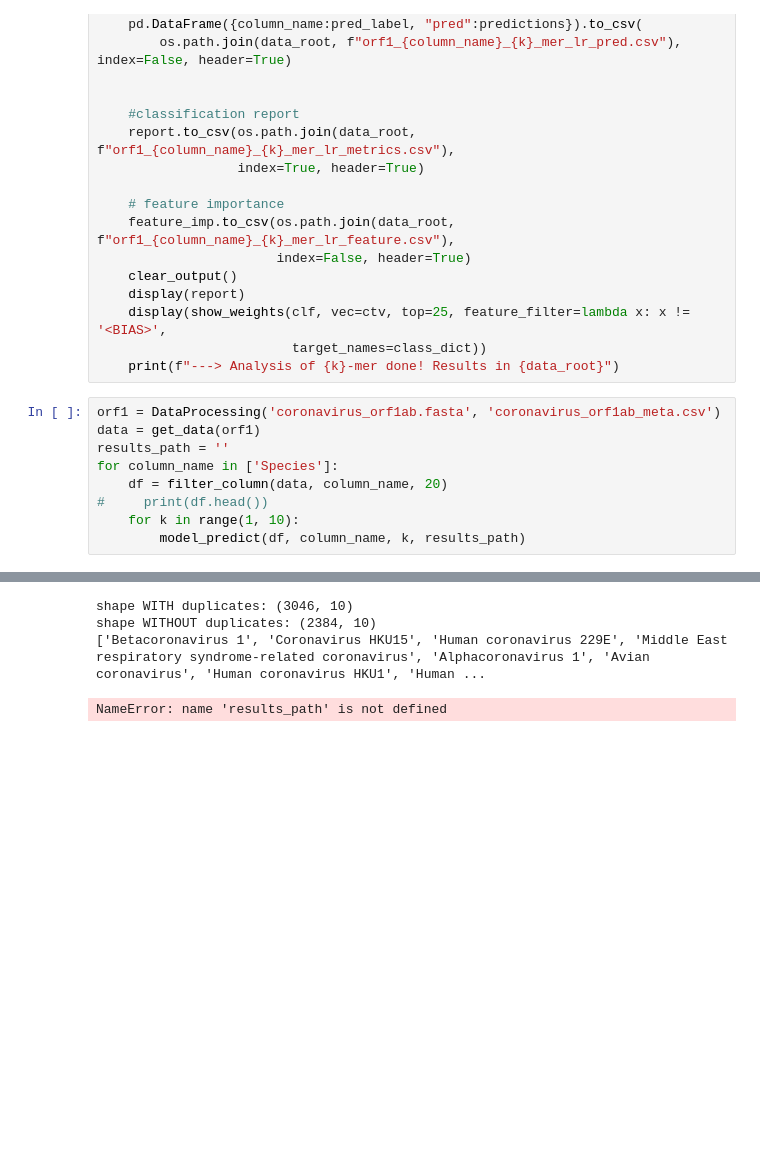
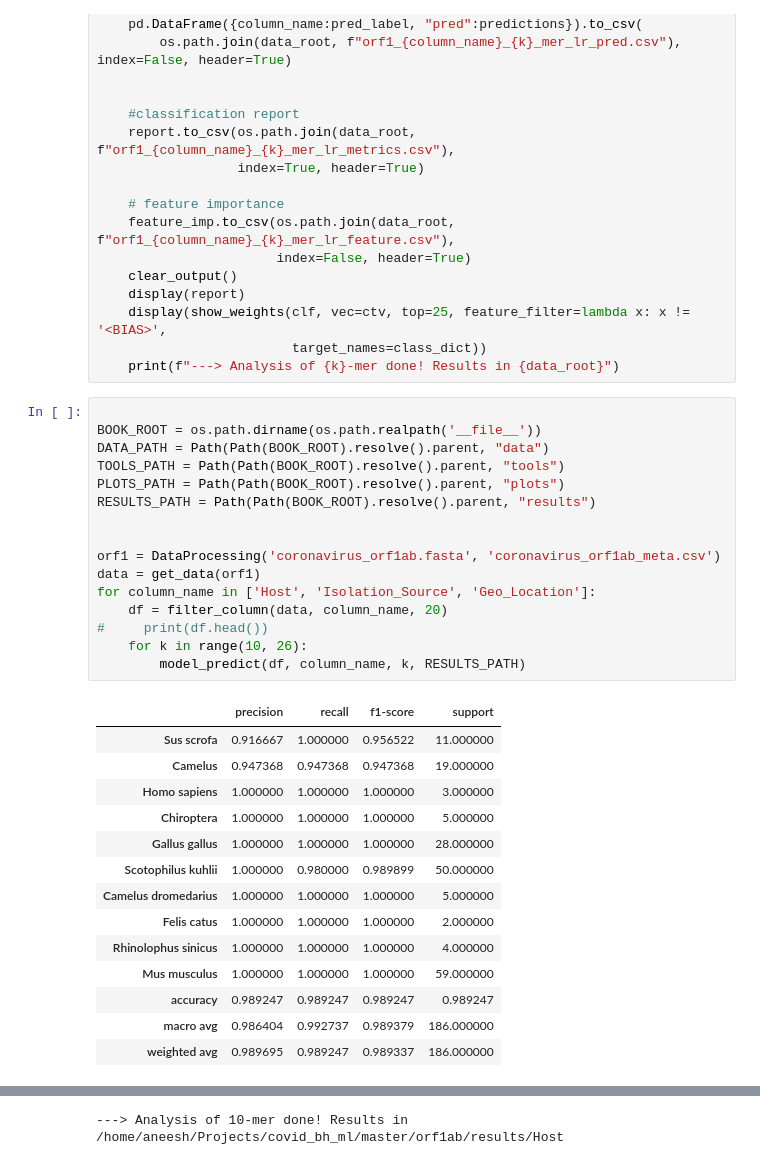
Before and after one commit to aneeshpanoli/bh_ml_notebooks, a Jupyter notebook: orf1ab - Species Features.ipynb, the cells around one changed output, grey strips where cells are left out. Saved outputs shown, nothing was run; the diff lists cells and outputs as text; blank space fills up the shorter version.

```diff
--- a/orf1ab - Species Features.ipynb
+++ b/orf1ab - Species Features.ipynb
@@ -145,12 +146,33 @@ def model_predict(df, column_name, kmer, results_path):
                          target_names=class_dict))
     print(f"---> Analysis of {k}-mer done! Results in {data_root}")
 # %%
+
+BOOK_ROOT = os.path.dirname(os.path.realpath('__file__'))
+DATA_PATH = Path(Path(BOOK_ROOT).resolve().parent, "data")
+TOOLS_PATH = Path(Path(BOOK_ROOT).resolve().parent, "tools")
+PLOTS_PATH = Path(Path(BOOK_ROOT).resolve().parent, "plots")
+RESULTS_PATH = Path(Path(BOOK_ROOT).resolve().parent, "results")
+
+
 orf1 = DataProcessing('coronavirus_orf1ab.fasta', 'coronavirus_orf1ab_meta.csv')
 data = get_data(orf1)
-results_path = ''
-for column_name in ['Species']:
+for column_name in ['Host', 'Isolation_Source', 'Geo_Location']:
     df = filter_column(data, column_name, 20)
 #     print(df.head())
-    for k in range(1, 10):
-        model_predict(df, column_name, k, results_path)
+    for k in range(10, 26):
+        model_predict(df, column_name, k, RESULTS_PATH)
 # %% [output]
+|  | precision | recall | f1-score | support |
+| Sus scrofa | 0.916667 | 1.000000 | 0.956522 | 11.000000 |
+| Camelus | 0.947368 | 0.947368 | 0.947368 | 19.000000 |
+| Homo sapiens | 1.000000 | 1.000000 | 1.000000 | 3.000000 |
+| Chiroptera | 1.000000 | 1.000000 | 1.000000 | 5.000000 |
+| Gallus gallus | 1.000000 | 1.000000 | 1.000000 | 28.000000 |
+| Scotophilus kuhlii | 1.000000 | 0.980000 | 0.989899 | 50.000000 |
+| Camelus dromedarius | 1.000000 | 1.000000 | 1.000000 | 5.000000 |
+| Felis catus | 1.000000 | 1.000000 | 1.000000 | 2.000000 |
+| Rhinolophus sinicus | 1.000000 | 1.000000 | 1.000000 | 4.000000 |
+| Mus musculus | 1.000000 | 1.000000 | 1.000000 | 59.000000 |
+| accuracy | 0.989247 | 0.989247 | 0.989247 | 0.989247 |
+| macro avg | 0.986404 | 0.992737 | 0.989379 | 186.000000 |
+| weighted avg | 0.989695 | 0.989247 | 0.989337 | 186.000000 |
@@ -157,4 +181 @@ for column_name in ['Species']:
-shape WITH duplicates: (3046, 10)
-shape WITHOUT duplicates: (2384, 10)
-['Betacoronavirus 1', 'Coronavirus HKU15', 'Human coronavirus 229E', 'Middle East respiratory syndrome-related coronavirus', 'Alphacoronavirus 1', 'Avian coronavirus', 'Human coronavirus HKU1', 'Human ...
+---> Analysis of 10-mer done! Results in /home/aneesh/Projects/covid_bh_ml/master/orf1ab/results/Host
-NameError: name 'results_path' is not defined
```
Also changed, not shown: parts of 2 cells of this notebook, 8 other files.
